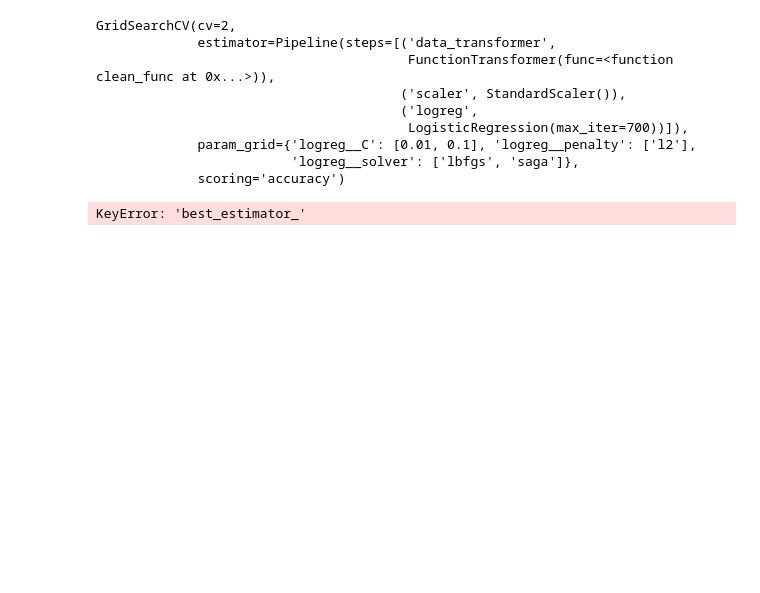
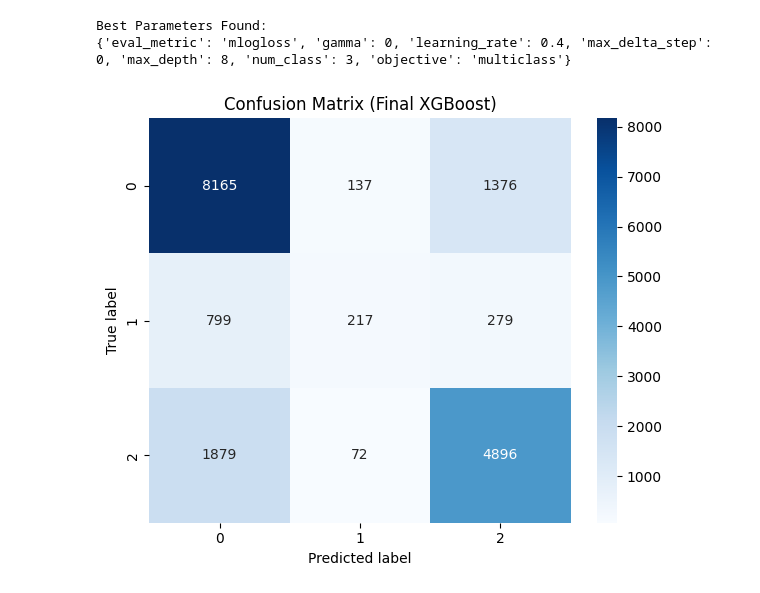
Before and after one commit to jimbodonahue/water_pumps, a Jupyter notebook: notebooks/sprint3_pipeline_experiment.ipynb, the cells around one changed output. Drawn from its saved outputs; the diff is of its cells as text; code cells hidden in the pictures; blank space fills up the shorter version.

Commit message:
still trying to get it in a proper pipeline, but this should be a start

```diff
--- a/notebooks/sprint3_pipeline_experiment.ipynb
+++ b/notebooks/sprint3_pipeline_experiment.ipynb
@@ -427,0 +148,10 @@ AttributeError: 'GridSearchCV' object has no attribute 'named_steps'
+# %%
+# running this before the pipeline for now
+
+X = clean_func(train)
+
+#X = scaler.fit(X)
+
+X_train, X_test, y_train, y_test = train_test_split(
+    X, y, test_size=0.3, stratify=y, random_state=42
+)
@@ -428,9 +219,14 @@ AttributeError: 'GridSearchCV' object has no attribute 'named_steps'
 # %%
-y_test_pred = grid_search.best_estimator_.predict(X_test)
 
+# Check best_estimator_
+print(" Type:", type(clf))
+print(" Best Estimator:", clf.best_estimator_)
+
+# Evaluate on X_test
+y_pred = clf.predict(X_test)
 print(" Classification Report on Test Set:")
-print(classification_report(y_test, y_test_pred, target_names=le.classes_))
+print(classification_report(y_test, y_pred, target_names=le.classes_))
 
 print(" Confusion Matrix:")
-print(confusion_matrix(y_test, y_test_pred))
+print(confusion_matrix(y_test, y_pred))
 # %% [output]
@@ -452,16 +250,26 @@ functional needs repair       0.00      0.00      0.00       863
-# %%
-print(grid_search)
-# %% [output]
-GridSearchCV(cv=2,
-             estimator=Pipeline(steps=[('data_transformer',
-                                        FunctionTransformer(func=<function clean_func at 0x...>)),
-                                       ('scaler', StandardScaler()),
-                                       ('logreg',
-                                        LogisticRegression(max_iter=700))]),
-             param_grid={'logreg__C': [0.01, 0.1], 'logreg__penalty': ['l2'],
-                         'logreg__solver': ['lbfgs', 'saga']},
-             scoring='accuracy')
-# %%
-classifier_coef = pipeline['best_estimator_'].coef_
-# %% [output]
-KeyError: 'best_estimator_'
+# %%
+# like most above, this is stolen from Fatemeh
+
+print("Best Parameters Found:")
+print(clf.best_params_)
+
+
+# confusion matrix (rows=true, cols=predicted)
+cm = confusion_matrix(y_test, y_pred)
+
+plt.figure(figsize=(6, 5))
+sns.heatmap(
+    cm,
+    annot=True,
+    fmt="d",
+    cmap="Blues"
+)
+plt.xlabel("Predicted label")
+plt.ylabel("True label")
+plt.title("Confusion Matrix (Final XGBoost)")
+plt.tight_layout()
+plt.show()
+# %% [output]
+Best Parameters Found:
+{'eval_metric': 'mlogloss', 'gamma': 0, 'learning_rate': 0.4, 'max_delta_step': 0, 'max_depth': 8, 'num_class': 3, 'objective': 'multiclass'}
+[figure, added]
```
Also changed, not shown: parts of 13 cells of this notebook.
